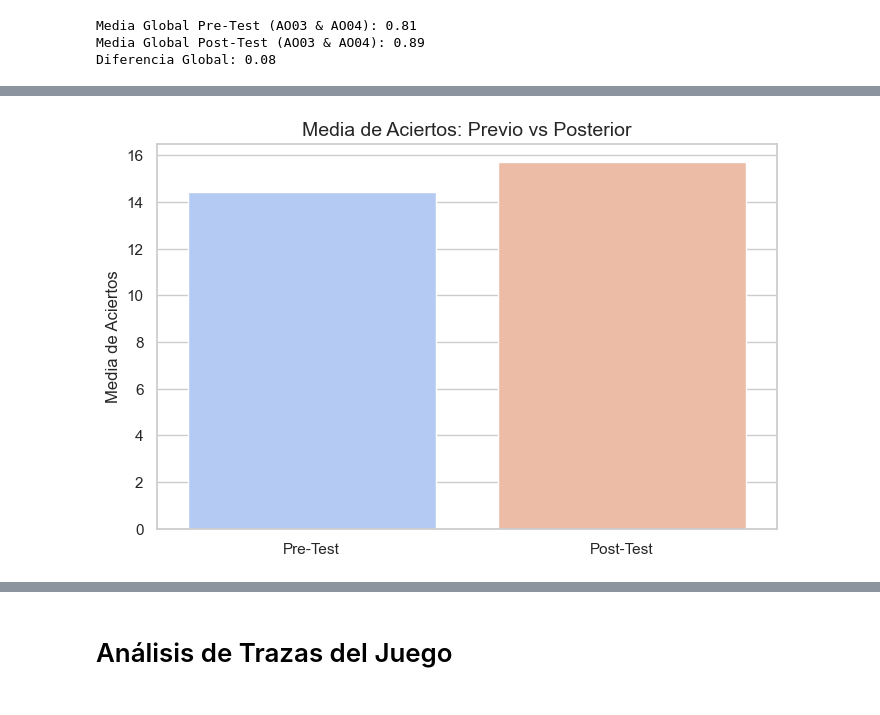
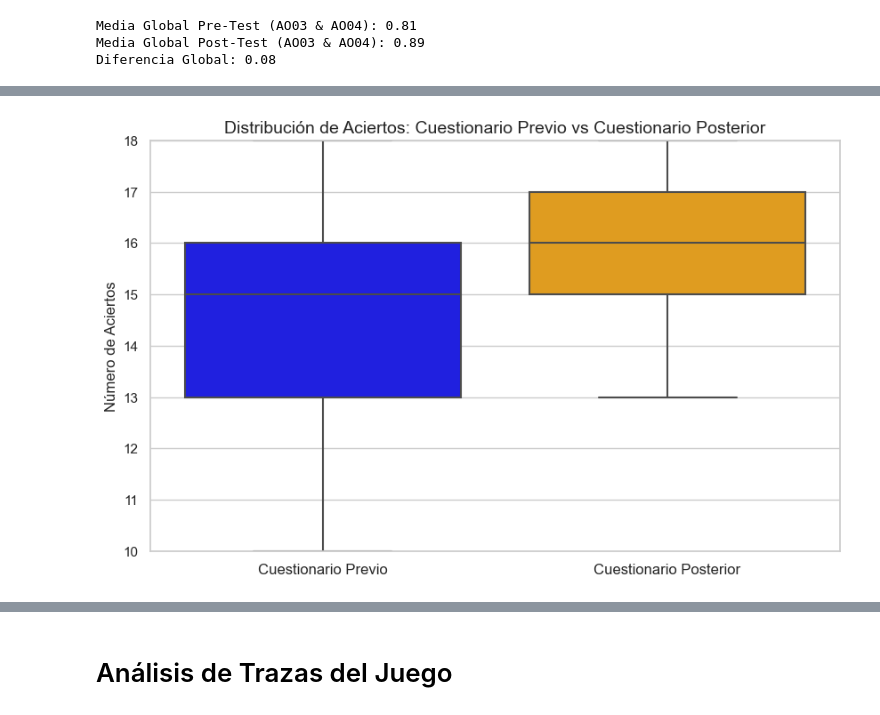
Before and after one commit to admont02/TFG-SimonaAntonova-AdrianMontero, a Jupyter notebook: AnalisisDeDatos.ipynb, the cells around one changed output, grey strips where cells are left out. Cells and saved outputs as stored; diff of their text form; code cells hidden in the pictures.

```diff
--- a/AnalisisDeDatos.ipynb
+++ b/AnalisisDeDatos.ipynb
@@ -488,81 +488,46 @@ Diferencia Global: 0.08
 # %%
 import matplotlib.pyplot as plt
 import seaborn as sns
-estadisticas_globales = {
-    "Pre-Test (Aciertos)": {
-        "Media": df_pre["aciertos_pre"].mean(),
-        "Desviación Estándar": df_pre["aciertos_pre"].std(),
-        "Distribución": df_pre["aciertos_pre"].value_counts()
-    },
-    "Post-Test (Aciertos)": {
-        "Media": df_post["aciertos_post"].mean(),
-        "Desviación Estándar": df_post["aciertos_post"].std(),
-        "Distribución": df_post["aciertos_post"].value_counts()
-    }
-}
-display(estadisticas_globales)
-# Visualizar mejoras globales (aciertos pre y post)
-plt.figure(figsize=(8, 5))
-sns.barplot(x=["Pre-Test", "Post-Test"], y=[
-    estadisticas_globales["Pre-Test (Aciertos)"]["Media"],
-    estadisticas_globales["Post-Test (Aciertos)"]["Media"]
-], palette="coolwarm")
-plt.title("Media de Aciertos: Previo vs Posterior", fontsize=14)
-plt.ylabel("Media de Aciertos", fontsize=12)
-plt.xlabel("")
-#plt.show()
+import pandas as pd
 
-# Visualizar mejoras por pregunta
-plt.figure(figsize=(12, 6))
-sns.barplot(x=mejoras_por_pregunta.index, y=mejoras_por_pregunta["Diferencia"], palette="viridis")
-plt.xticks(rotation=45)
-plt.title("Diferencia de Media de Aciertos por Pregunta", fontsize=14)
-plt.ylabel("Diferencia en Media", fontsize=12)
-plt.xlabel("Preguntas", fontsize=12)
-#plt.show()
-import matplotlib.pyplot as plt
+# Crear DataFrame con las distribuciones del Pre-Test y Post-Test
+df_aciertos = pd.DataFrame({
+    "Pre-Test": df_pre["aciertos_pre"],
+    "Post-Test": df_post["aciertos_post"]
+})
 
-# Distribución del Pre-Test
-pre_test_data = {'13': 4, '15': 3, '18': 2, '11': 2, '16': 2, '17': 2, '14': 1, '10': 1}
+# Crear figura para comparar ambas distribuciones con boxplot
+plt.figure(figsize=(10, 6))
+sns.boxplot(data=df_aciertos, palette=["blue", "orange"])
 
-# Distribución del Post-Test
-post_test_data = {'15': 5, '16': 4, '18': 3, '13': 2, '17': 2, '14': 1}
+# Ajustar los mismos límites en los ejes
+plt.title("Distribución de Aciertos: Cuestionario Previo vs Cuestionario Posterior", fontsize=14)
+plt.ylabel("Número de Aciertos", fontsize=12)
+plt.ylim(10, 18)  # Fijar el rango de aciertos
+plt.xticks([0, 1], ["Cuestionario Previo", "Cuestionario Posterior"], fontsize=12)
 
-# Crear gráficos de barras
-plt.figure(figsize=(10, 5))
-
-plt.bar(pre_test_data.keys(), pre_test_data.values(), alpha=0.6, label='Pre-Test', color='blue')
-plt.bar(post_test_data.keys(), post_test_data.values(), alpha=0.6, label='Post-Test', color='orange')
-
-plt.title('Distribución de Aciertos: Pre-Test vs Post-Test', fontsize=16)
-plt.xlabel('Aciertos', fontsize=14)
-plt.ylabel('Frecuencia', fontsize=14)
-plt.legend()
-#plt.show()
+# Mostrar la gráfica
+plt.show()
 import matplotlib.pyplot as plt
 import seaborn as sns
 
-# Crear gráficas de distribución de aciertos para cada test
+# Crear figura para el histograma del Pre-Test y Post-Test
+plt.figure(figsize=(10, 6))
 
-# Pre-Test
-plt.figure(figsize=(8, 5))
-sns.barplot(x=estadisticas_globales["Pre-Test (Aciertos)"]["Distribución"].index,
-            y=estadisticas_globales["Pre-Test (Aciertos)"]["Distribución"].values,
-            palette="Blues_d")
-plt.title("Distribución de Aciertos en Cuestionario Previo", fontsize=14)
+# Histograma para Pre-Test
+sns.histplot(df_pre["aciertos_pre"], bins=9, color="blue", kde=True, label="Pre-Test", alpha=0.6)
+
+# Histograma para Post-Test
+sns.histplot(df_post["aciertos_post"], bins=9, color="orange", kde=True, label="Post-Test", alpha=0.6)
+
+# Ajustar los mismos límites en los ejes
+plt.title("Histograma de Aciertos: Pre-Test vs Post-Test", fontsize=14)
 plt.xlabel("Número de Aciertos", fontsize=12)
 plt.ylabel("Frecuencia", fontsize=12)
-plt.xticks(rotation=45)
+plt.xlim(10, 18)  # Fijar el rango de aciertos
+plt.ylim(0, 5)  # Fijar la frecuencia máxima
+plt.legend()
+
+# Mostrar la gráfica
 plt.show()
-
-# Post-Test
-plt.figure(figsize=(8, 5))
-sns.barplot(x=estadisticas_globales["Post-Test (Aciertos)"]["Distribución"].index,
-            y=estadisticas_globales["Post-Test (Aciertos)"]["Distribución"].values,
-            palette="Oranges_d")
-plt.title("Distribución de Aciertos en Cuestionario Posterior", fontsize=14)
-plt.xlabel("Número de Aciertos", fontsize=12)
-plt.ylabel("Frecuencia", fontsize=12)
-plt.xticks(rotation=45)
-plt.show()
 # %% [output]
@@ -586 +534 @@ plt.show()
-[figure, old version]
+[figure, new version]
```
Also changed, not shown: parts of 1 cell of this notebook, 24 other files.
